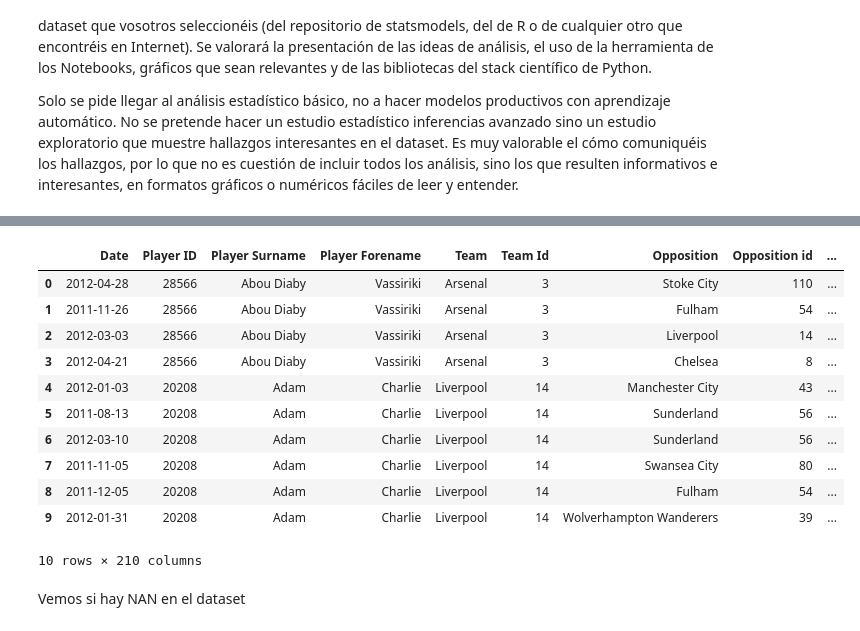
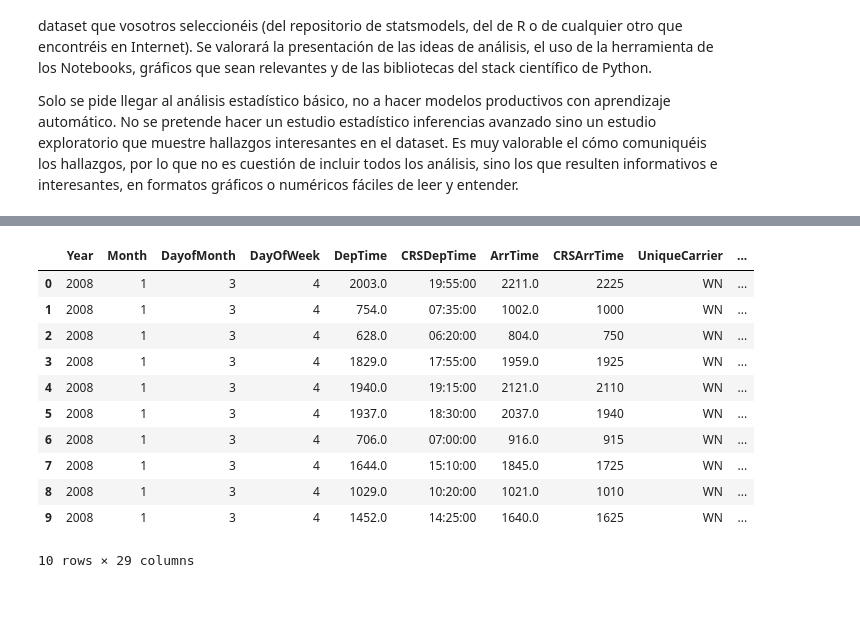
Before and after one commit to giovamata/campusciff-2016, a Jupyter notebook: Finales/Python/Evaluacion Continua 3/Parte 1.ipynb, the cells around one changed output, grey strips where cells are left out. Drawn from its saved outputs; the diff is of its cells as text; code cells hidden in the pictures; blank space fills up the shorter version.

```diff
--- a/Finales/Python/Evaluacion Continua 3/Parte 1.ipynb
+++ b/Finales/Python/Evaluacion Continua 3/Parte 1.ipynb
@@ -17,5 +69,7 @@ import matplotlib.pyplot as plt
 # %%
-fileop = 'PL2011-12MatchbyMatch.xls'
+fileop = 'DelayedFlights.csv'
 print "Operando archivo -- > " + fileop
-Premierleague = pd.read_excel(fileop, header=0)
+DelayedFlights = pd.read_csv(fileop, sep=',', header=0)
+DelayedFlights.head(10)
+DelayedFlights.index
 # %% [output]
@@ -22,0 +82,3 @@ Operando archivo -- > PL2011-12MatchbyMatch.xls
+# %%
+DelayedFlights.drop(['Unnamed: 0'],inplace=True,axis=1)
+DelayedFlights.head(10)
@@ -23,17 +98,21 @@ Operando archivo -- > PL2011-12MatchbyMatch.xls
+# %%
+#DelayedFlights['Month'] = DelayedFlights['Month'].apply(lambda x: '{0:0>2}'.format(x))
+#DelayedFlights['DayofMonth'] = DelayedFlights['DayofMonth'].apply(lambda x: '{0:0>2}'.format(x))
+DelayedFlights['CRSDepTime'] = DelayedFlights['CRSDepTime'].apply(lambda x: '{0:0>4}'.format(x))
+DelayedFlights['CRSDepTime'] = pd.to_datetime(DelayedFlights['CRSDepTime'], format='%H%M')
+DelayedFlights['CRSDepTime'] = DelayedFlights['CRSDepTime'].dt.time
 # %%
-Premierleague.head(10)
+DelayedFlights.head(10)
 # %% [output]
-|  | Date | Player ID | Player Surname | Player Forename | Team | Team Id | Opposition | Opposition id | ... |
-| 0 | 2012-04-28 | 28566 | Abou Diaby | Vassiriki | Arsenal | 3 | Stoke City | 110 | ... |
-| 1 | 2011-11-26 | 28566 | Abou Diaby | Vassiriki | Arsenal | 3 | Fulham | 54 | ... |
-| 2 | 2012-03-03 | 28566 | Abou Diaby | Vassiriki | Arsenal | 3 | Liverpool | 14 | ... |
-| 3 | 2012-04-21 | 28566 | Abou Diaby | Vassiriki | Arsenal | 3 | Chelsea | 8 | ... |
-| 4 | 2012-01-03 | 20208 | Adam | Charlie | Liverpool | 14 | Manchester City | 43 | ... |
-| 5 | 2011-08-13 | 20208 | Adam | Charlie | Liverpool | 14 | Sunderland | 56 | ... |
-| 6 | 2012-03-10 | 20208 | Adam | Charlie | Liverpool | 14 | Sunderland | 56 | ... |
-| 7 | 2011-11-05 | 20208 | Adam | Charlie | Liverpool | 14 | Swansea City | 80 | ... |
-| 8 | 2011-12-05 | 20208 | Adam | Charlie | Liverpool | 14 | Fulham | 54 | ... |
-| 9 | 2012-01-31 | 20208 | Adam | Charlie | Liverpool | 14 | Wolverhampton Wanderers | 39 | ... |
+|  | Year | Month | DayofMonth | DayOfWeek | DepTime | CRSDepTime | ArrTime | CRSArrTime | UniqueCarrier | ... |
+| 0 | 2008 | 1 | 3 | 4 | 2003.0 | 19:55:00 | 2211.0 | 2225 | WN | ... |
+| 1 | 2008 | 1 | 3 | 4 | 754.0 | 07:35:00 | 1002.0 | 1000 | WN | ... |
+| 2 | 2008 | 1 | 3 | 4 | 628.0 | 06:20:00 | 804.0 | 750 | WN | ... |
+| 3 | 2008 | 1 | 3 | 4 | 1829.0 | 17:55:00 | 1959.0 | 1925 | WN | ... |
+| 4 | 2008 | 1 | 3 | 4 | 1940.0 | 19:15:00 | 2121.0 | 2110 | WN | ... |
+| 5 | 2008 | 1 | 3 | 4 | 1937.0 | 18:30:00 | 2037.0 | 1940 | WN | ... |
+| 6 | 2008 | 1 | 3 | 4 | 706.0 | 07:00:00 | 916.0 | 915 | WN | ... |
+| 7 | 2008 | 1 | 3 | 4 | 1644.0 | 15:10:00 | 1845.0 | 1725 | WN | ... |
+| 8 | 2008 | 1 | 3 | 4 | 1029.0 | 10:20:00 | 1021.0 | 1010 | WN | ... |
+| 9 | 2008 | 1 | 3 | 4 | 1452.0 | 14:25:00 | 1640.0 | 1625 | WN | ... |
-10 rows × 210 columns
+10 rows × 29 columns
-# %% [markdown]
-Vemos si hay NAN en el dataset
```
Also changed, not shown: parts of 26 cells of this notebook, 1 other file.
